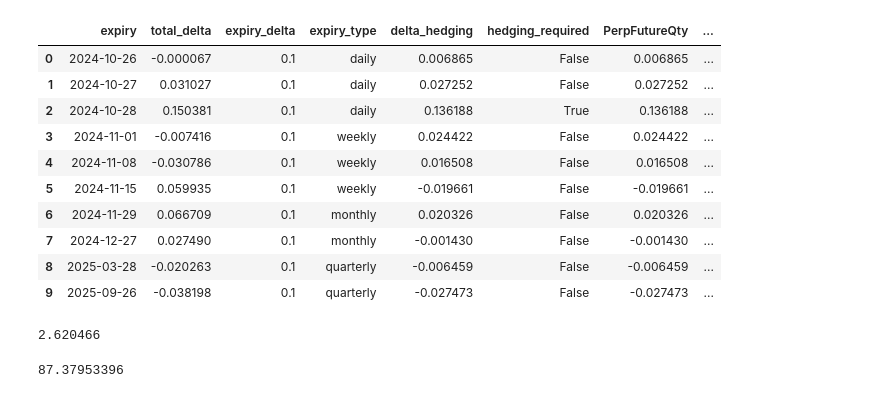
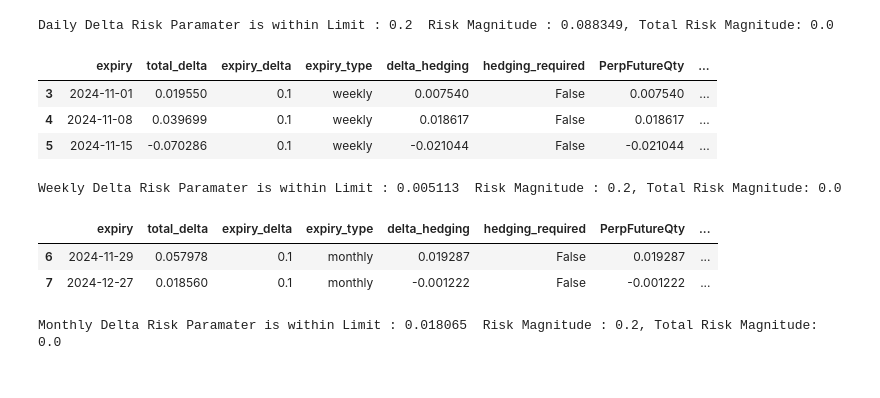
Before and after one commit to ranjanbarat/CryptoOptionsTrading, a Jupyter notebook: notebook/core_logic.ipynb, the cells around one changed output. Saved outputs shown, nothing was run; the diff lists cells and outputs as text; code cells hidden in the pictures.

```diff
--- a/notebook/core_logic.ipynb
+++ b/notebook/core_logic.ipynb
@@ -448,40 +465,61 @@ btcCoreLogic.position_df.loc[btcCoreLogic.position_df.expiry == expiry_df.loc[0,
 # %%
-import numpy as np
-avgPrice = np.array([-5000.00 for _ in range(len(expiry_df))])
-markPrice = np.array([-5000.00 for _ in range(len(expiry_df))])
-unrealisedPnl = np.array([-5000.00 for _ in range(len(expiry_df))])
+daily_delta_risk = round(sum(expiry_df[expiry_df.expiry_type == "daily"].PerpFutureQty), 6)
+daily_delta_risk_magnitude = delta_risk_multiplier * 0.1
 
-expiry_df["avgPrice"] = avgPrice
-expiry_df["markPrice"] = markPrice
-expiry_df["unrealisedPnl"] = unrealisedPnl
+if daily_delta_risk > daily_delta_risk_magnitude:
+
+    total_delta_risk_magnitude = total_delta_risk_magnitude + daily_delta_risk
+
+    print(f"Attention !!!! : Daily Delta Risk Paramater Exceeded : {daily_delta_risk_magnitude}, "
+    f"Risk Magnitude : {daily_delta_risk}, Total Risk Magnitude: {total_delta_risk_magnitude}")
+
+else:
+    print(f"Daily Delta Risk Paramater is within Limit : {daily_delta_risk_magnitude} ",
+         f"Risk Magnitude : {daily_delta_risk}, Total Risk Magnitude: {total_delta_risk_magnitude}")
+# %% [output]
+Daily Delta Risk Paramater is within Limit : 0.2  Risk Magnitude : 0.088349, Total Risk Magnitude: 0.0
 # %%
-expiry_df
+expiry_df[expiry_df.expiry_type == "weekly"]
 # %% [output]
 |  | expiry | total_delta | expiry_delta | expiry_type | delta_hedging | hedging_required | PerpFutureQty | ... |
-| 0 | 2024-10-26 | -0.000067 | 0.1 | daily | 0.006865 | False | 0.006865 | ... |
-| 1 | 2024-10-27 | 0.031027 | 0.1 | daily | 0.027252 | False | 0.027252 | ... |
-| 2 | 2024-10-28 | 0.150381 | 0.1 | daily | 0.136188 | True | 0.136188 | ... |
-| 3 | 2024-11-01 | -0.007416 | 0.1 | weekly | 0.024422 | False | 0.024422 | ... |
-| 4 | 2024-11-08 | -0.030786 | 0.1 | weekly | 0.016508 | False | 0.016508 | ... |
-| 5 | 2024-11-15 | 0.059935 | 0.1 | weekly | -0.019661 | False | -0.019661 | ... |
-| 6 | 2024-11-29 | 0.066709 | 0.1 | monthly | 0.020326 | False | 0.020326 | ... |
-| 7 | 2024-12-27 | 0.027490 | 0.1 | monthly | -0.001430 | False | -0.001430 | ... |
-| 8 | 2025-03-28 | -0.020263 | 0.1 | quarterly | -0.006459 | False | -0.006459 | ... |
-| 9 | 2025-09-26 | -0.038198 | 0.1 | quarterly | -0.027473 | False | -0.027473 | ... |
+| 3 | 2024-11-01 | 0.019550 | 0.1 | weekly | 0.007540 | False | 0.007540 | ... |
+| 4 | 2024-11-08 | 0.039699 | 0.1 | weekly | 0.018617 | False | 0.018617 | ... |
+| 5 | 2024-11-15 | -0.070286 | 0.1 | weekly | -0.021044 | False | -0.021044 | ... |
 # %%
-for i in range(len(expiry_df)):
-    expiry_df.loc[i, "markPrice"] = sum(btcCoreLogic.position_df.loc[
-                                        btcCoreLogic.position_df.expiry == expiry_df.loc[i , "expiry"], "markPrice"])
-    expiry_df.loc[i, "avgPrice"] = sum(btcCoreLogic.position_df.loc[
-                                       btcCoreLogic.position_df.expiry == expiry_df.loc[i ,"expiry"], "avgPrice"])
-    expiry_df.loc[i, "unrealisedPnl"] = sum(btcCoreLogic.position_df.loc[
-                                            btcCoreLogic.position_df.expiry == expiry_df.loc[i , "expiry"], "unrealisedPnl"])
+weekly_delta_risk = round(sum(expiry_df[expiry_df.expiry_type == "weekly"].PerpFutureQty), 6)
+weekly_delta_risk_magnitude = delta_risk_multiplier * 0.1
+
+if weekly_delta_risk > weekly_delta_risk_magnitude:
+
+    total_delta_risk_magnitude = total_delta_risk_magnitude + weekly_delta_risk
+
+    print(f"Attention !!!! : Weekly Delta Risk Paramater Exceeded : {weekly_delta_risk}, "
+    f"Risk Magnitude : {weekly_delta_risk_magnitude}, Total Risk Magnitude: {total_delta_risk_magnitude}")
+
+else:
+    print(f"Weekly Delta Risk Paramater is within Limit : {weekly_delta_risk} ",
+         f"Risk Magnitude : {weekly_delta_risk_magnitude}, Total Risk Magnitude: {total_delta_risk_magnitude}")
+# %% [output]
+Weekly Delta Risk Paramater is within Limit : 0.005113  Risk Magnitude : 0.2, Total Risk Magnitude: 0.0
 # %%
-sum(btcCoreLogic.position_df.loc[btcCoreLogic.position_df.expiry == expiry_df.loc[0,"expiry"], "markPrice"])
+expiry_df[expiry_df.expiry_type == "monthly"]
 # %% [output]
-2.620466
+|  | expiry | total_delta | expiry_delta | expiry_type | delta_hedging | hedging_required | PerpFutureQty | ... |
+| 6 | 2024-11-29 | 0.057978 | 0.1 | monthly | 0.019287 | False | 0.019287 | ... |
+| 7 | 2024-12-27 | 0.018560 | 0.1 | monthly | -0.001222 | False | -0.001222 | ... |
 # %%
-sum(btcCoreLogic.position_df.loc[btcCoreLogic.position_df.expiry == expiry_df.loc[0,"expiry"], "unrealisedPnl"])
+monthly_delta_risk = round(sum(expiry_df[expiry_df.expiry_type == "monthly"].PerpFutureQty), 6)
+monthly_delta_risk_magnitude = delta_risk_multiplier * 0.1
+
+if monthly_delta_risk > monthly_delta_risk_magnitude:
+    total_delta_risk_magnitude = total_delta_risk_magnitude + monthly_delta_risk
+
+    print(f"Attention !!!! : Monthly Delta Risk Paramater Exceeded : {monthly_delta_risk}, "
+    f"Risk Magnitude : {monthly_delta_risk_magnitude}, Total Risk Magnitude: {total_delta_risk_magnitude}")
+
+else:
+    print(f"Monthly Delta Risk Paramater is within Limit : {monthly_delta_risk} ",
+         f"Risk Magnitude : {monthly_delta_risk_magnitude}, Total Risk Magnitude: {total_delta_risk_magnitude}")
 # %% [output]
-87.37953396
+Monthly Delta Risk Paramater is within Limit : 0.018065  Risk Magnitude : 0.2, Total Risk Magnitude: 0.0
 # %%
```
Also changed, not shown: parts of 31 cells of this notebook, 2 other files.
